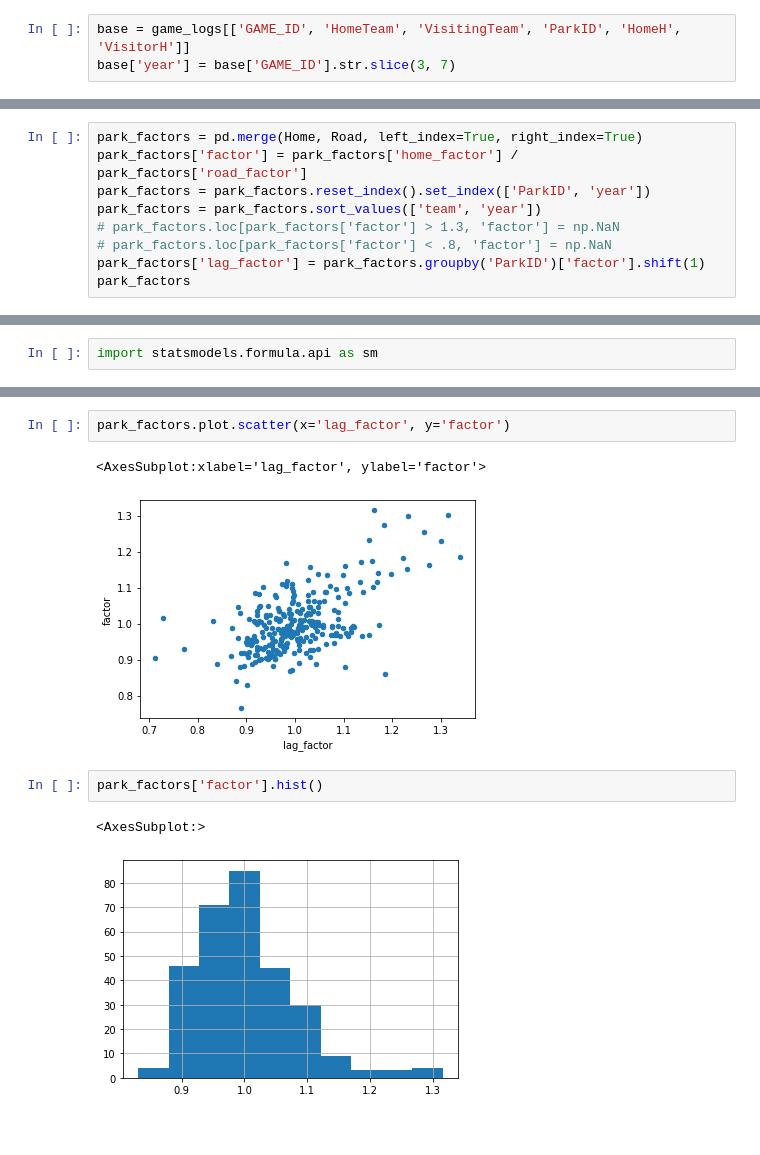
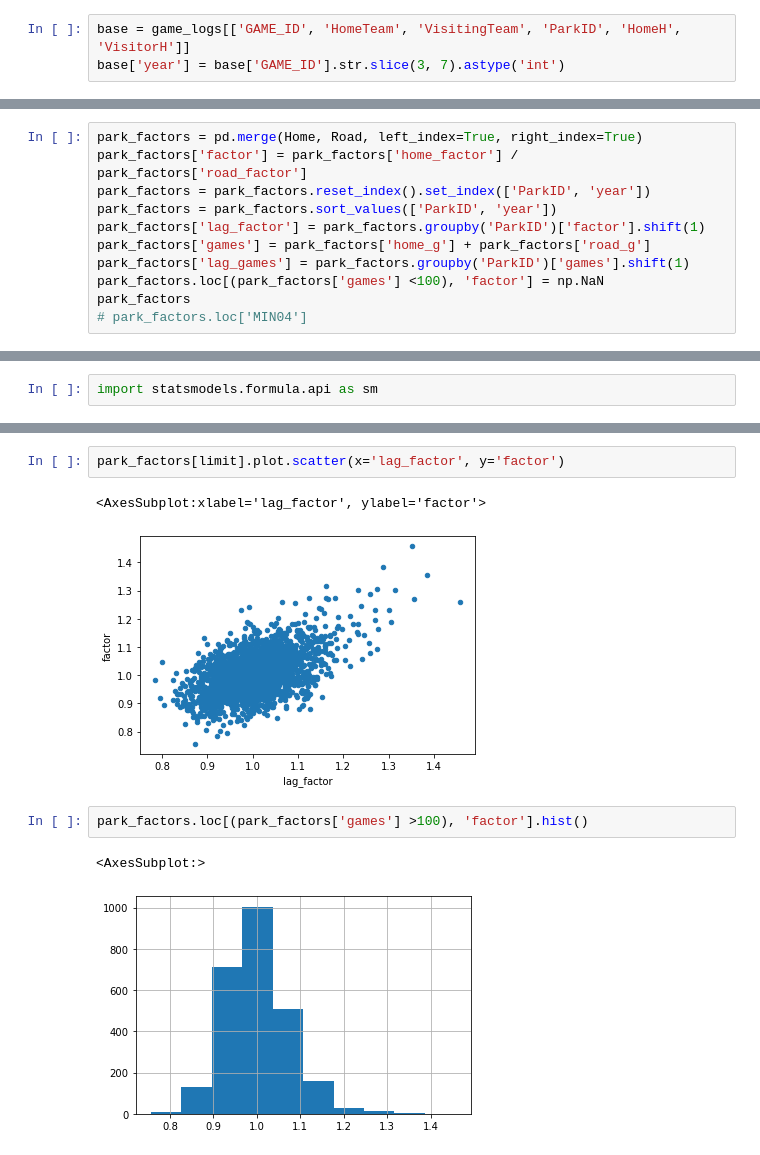
Before and after one commit to robsfletch/bts, a Jupyter notebook: notebooks/ParkFactor.ipynb, the cells around one changed output, grey strips where cells are left out. Cells and saved outputs as stored; diff of their text form.

```diff
--- a/notebooks/ParkFactor.ipynb
+++ b/notebooks/ParkFactor.ipynb
@@ -10,6 +44,6 @@ game_logs = pd.read_pickle(Path(interim) / 'game_logs.pkl')
 # %%
 base = game_logs[['GAME_ID', 'HomeTeam', 'VisitingTeam', 'ParkID', 'HomeH', 'VisitorH']]
-base['year'] = base['GAME_ID'].str.slice(3, 7)
+base['year'] = base['GAME_ID'].str.slice(3, 7).astype('int')
 # %% [output]
 A value is trying to be set on a copy of a slice from a DataFrame.
 Try using .loc[row_indexer,col_indexer] = value instead
@@ -62,11 +79,13 @@ Road
 park_factors = pd.merge(Home, Road, left_index=True, right_index=True)
 park_factors['factor'] = park_factors['home_factor'] / park_factors['road_factor']
 park_factors = park_factors.reset_index().set_index(['ParkID', 'year'])
-park_factors = park_factors.sort_values(['team', 'year'])
-# park_factors.loc[park_factors['factor'] > 1.3, 'factor'] = np.NaN
-# park_factors.loc[park_factors['factor'] < .8, 'factor'] = np.NaN
+park_factors = park_factors.sort_values(['ParkID', 'year'])
 park_factors['lag_factor'] = park_factors.groupby('ParkID')['factor'].shift(1)
+park_factors['games'] = park_factors['home_g'] + park_factors['road_g']
+park_factors['lag_games'] = park_factors.groupby('ParkID')['games'].shift(1)
+park_factors.loc[(park_factors['games'] <100), 'factor'] = np.NaN
 park_factors
+# park_factors.loc['MIN04']
 # %% [output]
 |  |  | team | home_hs | home_ha | home_g | home_factor | road_ha | road_hs | road_g | road_factor | ... |
 | ParkID | year |  |  |  |  |  |  |  |  |  | ... |
@@ -106,12 +131,12 @@ Covariance Type:            nonrobust
 Notes:
 [1] Standard Errors assume that the covariance matrix of the errors is correctly specified.
 # %%
-park_factors.plot.scatter(x='lag_factor', y='factor')
+park_factors[limit].plot.scatter(x='lag_factor', y='factor')
 # %% [output]
 <AxesSubplot:xlabel='lag_factor', ylabel='factor'>
-[figure, old version]
+[figure, new version]
 # %%
-park_factors['factor'].hist()
+park_factors.loc[(park_factors['games'] >100), 'factor'].hist()
 # %% [output]
 <AxesSubplot:>
-[figure, old version]
+[figure, new version]
```
Also changed, not shown: parts of 13 cells of this notebook, 23 other files.
